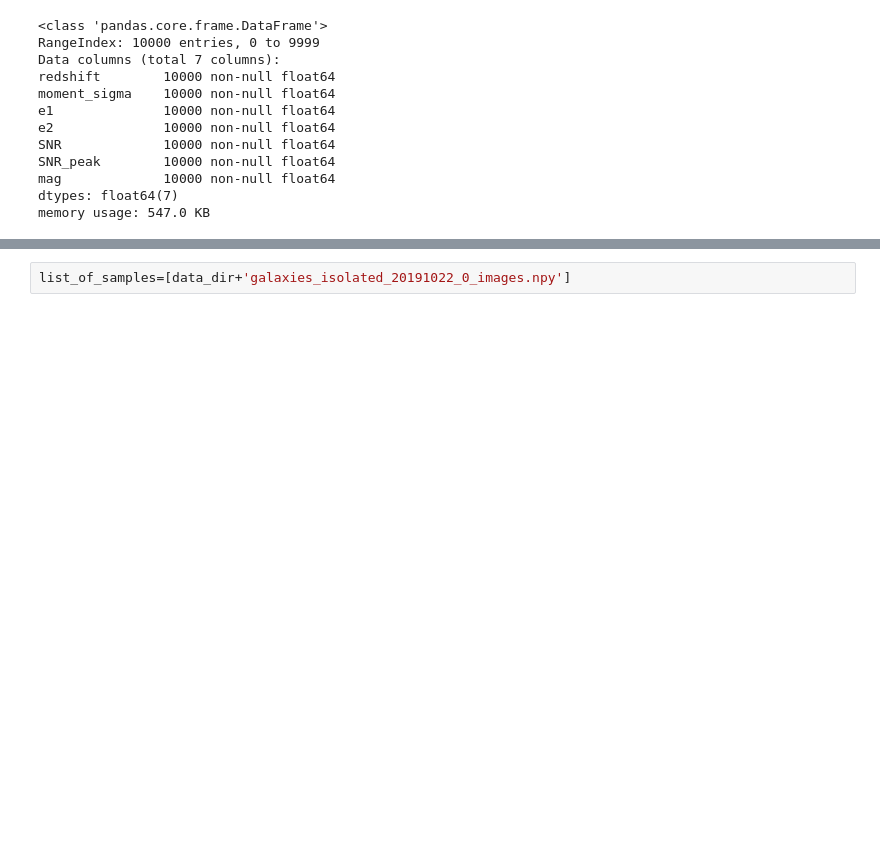
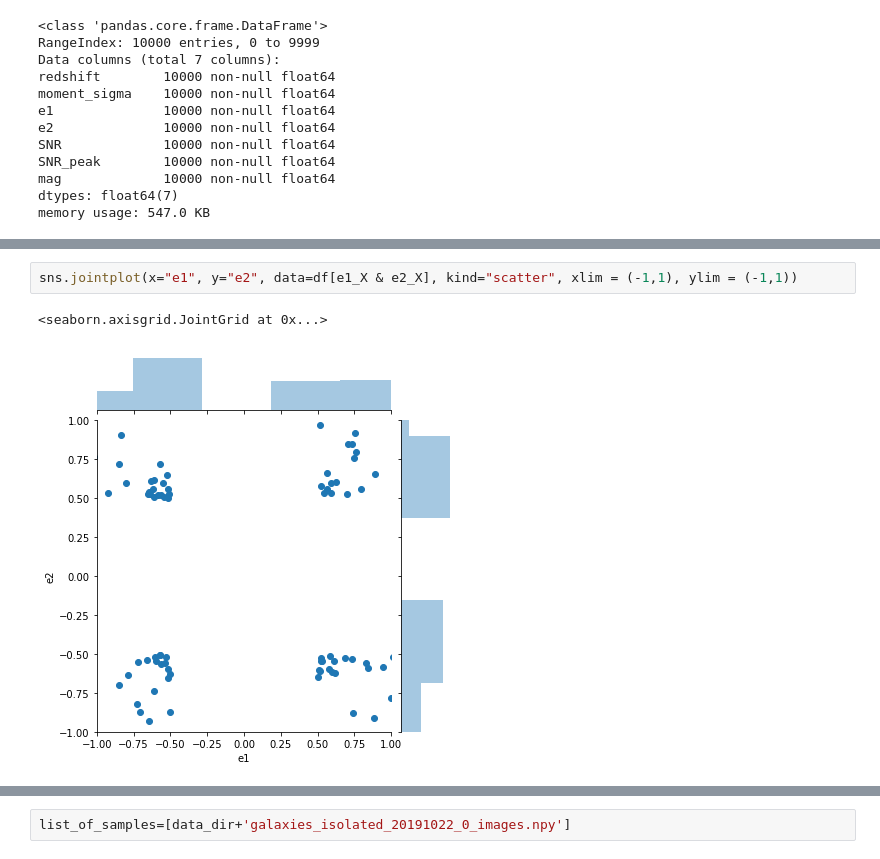
Before and after one commit to LSSTDESC/DeblenderVAE, a Jupyter notebook: notebooks/Plots_for_paper/Plots_VAE_results.ipynb, the cells around one changed output, grey strips where cells are left out. Cells and saved outputs as stored; diff of their text form; blank space fills up the shorter version.

```diff
--- a/notebooks/Plots_for_paper/Plots_VAE_results.ipynb
+++ b/notebooks/Plots_for_paper/Plots_VAE_results.ipynb
@@ -78,0 +97,5 @@ memory usage: 547.0 KB
+# %%
+sns.jointplot(x="e1", y="e2", data=df[e1_X & e2_X], kind="scatter", xlim = (-1,1), ylim = (-1,1))
+# %% [output]
+<seaborn.axisgrid.JointGrid at 0x...>
+[figure, added]
```
Also changed, not shown: parts of 24 cells of this notebook, 53 other files.
